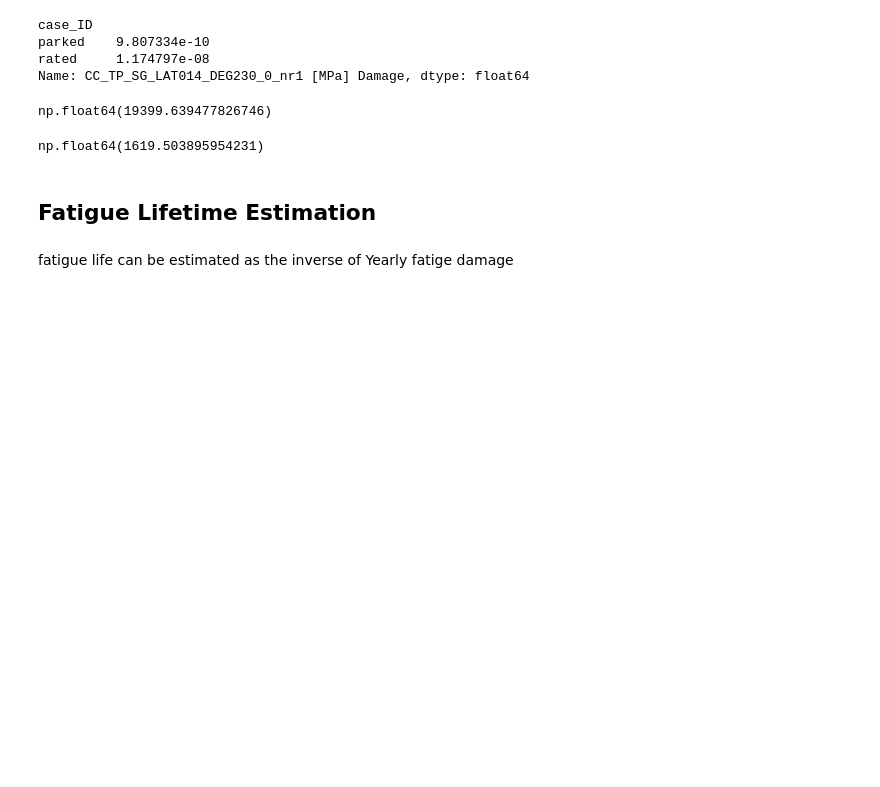
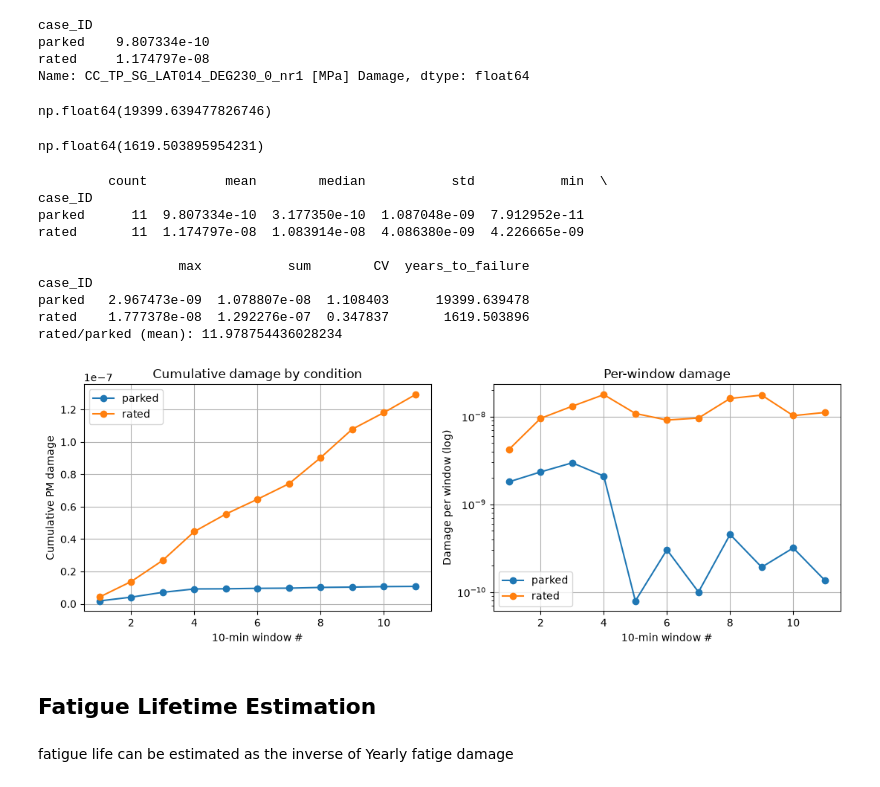
Before and after one commit to Orkhan4512/SHM-of-Offshore-Structures, a Jupyter notebook: Notebooks/3.Fatigue_Assessment.ipynb, the cells around one changed output. Saved outputs shown, nothing was run; the diff lists cells and outputs as text; code cells hidden in the pictures; blank space fills up the shorter version.

```diff
--- a/Notebooks/3.Fatigue_Assessment.ipynb
+++ b/Notebooks/3.Fatigue_Assessment.ipynb
@@ -248,6 +247,35 @@ np.float64(19399.639477826746)
 FL_rated
 # %% [output]
 np.float64(1619.503895954231)
+# %%
+dmg_col = 'CC_TP_SG_LAT014_DEG230_0_nr1 [MPa] Damage'
+summary = deg230_data.groupby('case_ID')[dmg_col].agg(['count','mean','median','std','min','max','sum'])
+summary['CV'] = summary['std']/summary['mean']
+summary['years_to_failure'] = 1/(summary['mean']*6*24*365)
+print(summary)
+print('rated/parked (mean):', summary.loc['rated','mean']/summary.loc['parked','mean'])
+
+fig, axs = plt.subplots(1, 2, figsize=(11, 4))
+for case, g in deg230_data.groupby('case_ID'):
+    x = np.arange(1, len(g)+1)
+    axs[0].plot(x, g[dmg_col].cumsum(), marker='o', label=case)
+    axs[1].semilogy(x, g[dmg_col], marker='o', label=case)
+axs[0].set(xlabel='10-min window #', ylabel='Cumulative PM damage', title='Cumulative damage by condition')
+axs[1].set(xlabel='10-min window #', ylabel='Damage per window (log)', title='Per-window damage')
+for a in axs: a.grid(True); a.legend()
+plt.tight_layout(); plt.show()
+# %% [output]
+         count          mean        median           std           min  \
+case_ID
+parked      11  9.807334e-10  3.177350e-10  1.087048e-09  7.912952e-11
+rated       11  1.174797e-08  1.083914e-08  4.086380e-09  4.226665e-09
+
+                  max           sum        CV  years_to_failure
+case_ID
+parked   2.967473e-09  1.078807e-08  1.108403      19399.639478
+rated    1.777378e-08  1.292276e-07  0.347837       1619.503896
+rated/parked (mean): 11.978754436028234
+[figure, added]
 # %% [markdown]
 ## **Fatigue Lifetime Estimation**
 # %% [markdown]
```
Also changed, not shown: parts of 3 cells of this notebook.
